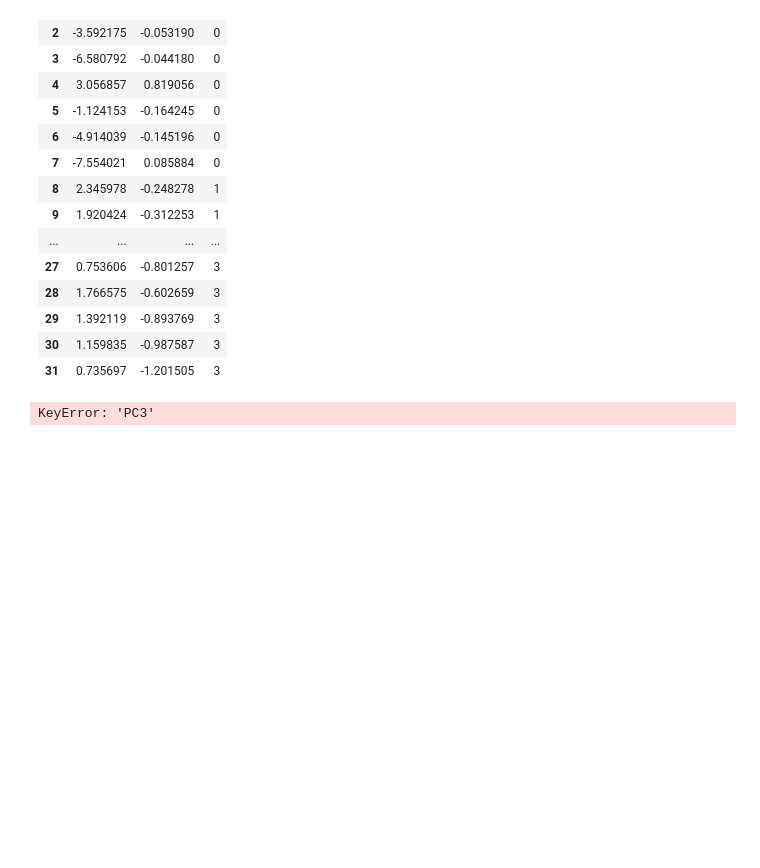
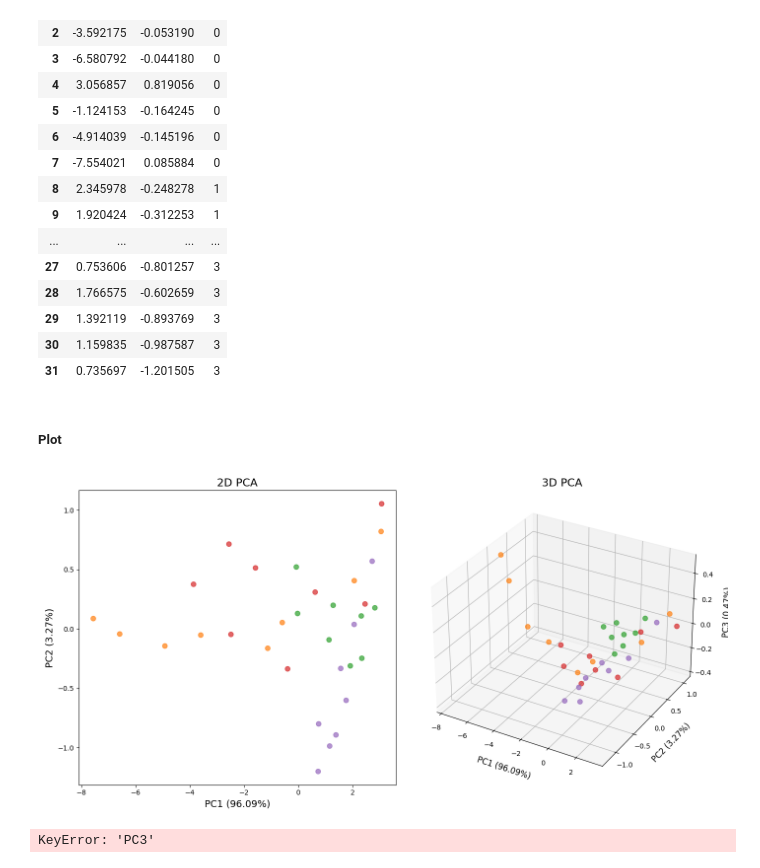
Before and after one commit to Jonathanchan1996/waterpaper, a Jupyter notebook: water3x3_classifi.ipynb, the cells around one changed output. Cells and saved outputs as stored; diff of their text form; code cells hidden in the pictures; blank space fills up the shorter version.

```diff
--- a/water3x3_classifi.ipynb
+++ b/water3x3_classifi.ipynb
@@ -457,6 +505,47 @@ color_dict = {
     4: color_array[5],
     5: color_array[6],
 }
+# %% [markdown]
+##### Plot
+# %%
+import matplotlib.pyplot as plt
+from mpl_toolkits.mplot3d import Axes3D  # Necessary for 3D plots
+
+# Create the figure
+fig = plt.figure(figsize=(14, 7))
+
+# ------------------ 1st Plot: 2D PCA ------------------
+ax1 = fig.add_subplot(1, 2, 1)  # Add the first subplot (2D)
+scatter_2d = ax1.scatter(
+    pca_df[0]['PC1'],     # X-axis
+    pca_df[0]['PC2'],     # Y-axis
+    c=pca_df[0]['yy'].map(color_dict),  # Map 'yy' to colors using the color_dict
+    s=50,                 # Size of points
+    alpha=0.7             # Transparency
+)
+ax1.set_title("2D PCA", fontsize=16)
+ax1.set_xlabel(f"PC1 ({pca[0].explained_variance_ratio_[0]*100:.2f}%)", fontsize=14)
+ax1.set_ylabel(f"PC2 ({pca[0].explained_variance_ratio_[1]*100:.2f}%)", fontsize=14)
+
+# ------------------ 2nd Plot: 3D PCA ------------------
+ax2 = fig.add_subplot(1, 2, 2, projection='3d')  # Add the second subplot as 3D
+scatter_3d = ax2.scatter(
+    pca_df[1]['PC1'],     # X-axis
+    pca_df[1]['PC2'],     # Y-axis
+    pca_df[1]['PC3'],     # Z-axis
+    c=pca_df[1]['yy'].map(color_dict),  # Map 'yy' to colors using the color_dict
+    s=50,                 # Size of points
+    alpha=0.7             # Transparency
+)
+ax2.set_title("3D PCA", fontsize=16)
+ax2.set_xlabel(f"PC1 ({pca[1].explained_variance_ratio_[0]*100:.2f}%)", fontsize=12, labelpad=10)
+ax2.set_ylabel(f"PC2 ({pca[1].explained_variance_ratio_[1]*100:.2f}%)", fontsize=12, labelpad=10)
+ax2.set_zlabel(f"PC3 ({pca[1].explained_variance_ratio_[2]*100:.2f}%)", fontsize=12, labelpad=10)
+
+# ------------------ Adjust Layout ------------------
+plt.tight_layout()  # Use tight layout to avoid overlap
+# %% [output]
+[figure, added]
 # %%
 from mpl_toolkits.mplot3d import Axes3D
 import matplotlib.pyplot as plt
```
Also changed, not shown: parts of 10 cells of this notebook.
